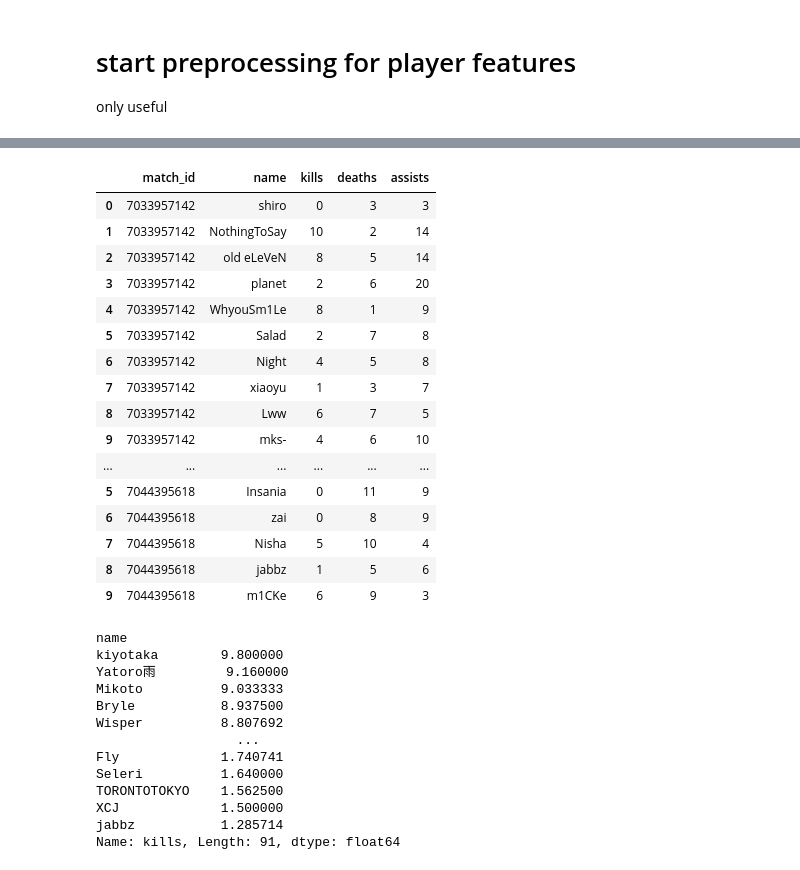
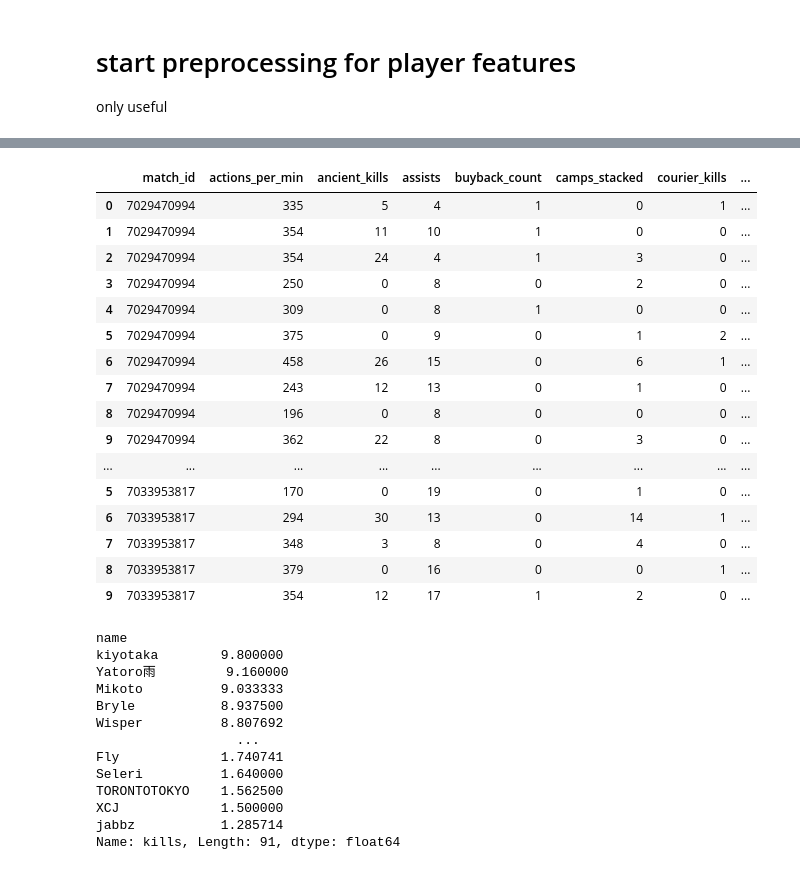
Before and after one commit to oiduh/dotascience, a Jupyter notebook: Data_Exploration.ipynb, the cells around one changed output, grey strips where cells are left out. Saved outputs shown, nothing was run; the diff lists cells and outputs as text; code cells hidden in the pictures.

```diff
--- a/Data_Exploration.ipynb
+++ b/Data_Exploration.ipynb
@@ -663,38 +647,45 @@ for i in range(1):
 # %%
 # include all simple features
 useful_features_simple = [
-    'match_id', 'name', 'kills', 'deaths', 'assists'
+    'actions_per_min', 'ancient_kills', 'assists', 'buyback_count', 'camps_stacked',
+    'courier_kills', 'creeps_stacked', 'deaths', 'denies', 'gold_per_min', 'gold_spent',
+    'hero_damage', 'hero_healing', 'hero_id', 'is_roaming', 'kda', 'kills', 'lane',
+    'lane_efficiency', 'lane_kills', 'last_hits', 'level', 'match_id', 'name', 'net_worth',
+    'neutral_kills', 'observer_kills', 'observer_uses', 'pings', 'roshan_kills',
+    'sentry_kills', 'sentry_uses', 'tower_damage', 'tower_kills', 'xp_per_min'
 ]
 
 df_players = pd.DataFrame()
 for match in matches_reduced['players']:
     match_series = pd.Series(match)
     match_df = pd.DataFrame(match_series.apply(lambda x: x['match_id']).to_list(), columns=['match_id'])
     for simple_feature in useful_features_simple:
-        match_df[simple_feature] = match_series.apply(lambda x: x[simple_feature])
+        match_df[simple_feature] = match_series.apply(lambda x: x[simple_feature]
+                                                     if simple_feature in x
+                                                     else 0)
 
     df_players = pd.concat([df_players, match_df])
 
 df_players.head(20)
 #pd.Series(matches_reduced['players'][0]).apply(lambda x: x['match_id'])
 # %% [output]
-|  | match_id | name | kills | deaths | assists |
-| 0 | 7033957142 | shiro | 0 | 3 | 3 |
-| 1 | 7033957142 | NothingToSay | 10 | 2 | 14 |
-| 2 | 7033957142 | old eLeVeN | 8 | 5 | 14 |
-| 3 | 7033957142 | planet | 2 | 6 | 20 |
-| 4 | 7033957142 | WhyouSm1Le | 8 | 1 | 9 |
-| 5 | 7033957142 | Salad | 2 | 7 | 8 |
-| 6 | 7033957142 | Night | 4 | 5 | 8 |
-| 7 | 7033957142 | xiaoyu | 1 | 3 | 7 |
-| 8 | 7033957142 | Lww | 6 | 7 | 5 |
-| 9 | 7033957142 | mks- | 4 | 6 | 10 |
-| ... | ... | ... | ... | ... | ... |
-| 5 | 7044395618 | Insania | 0 | 11 | 9 |
-| 6 | 7044395618 | zai | 0 | 8 | 9 |
-| 7 | 7044395618 | Nisha | 5 | 10 | 4 |
-| 8 | 7044395618 | jabbz | 1 | 5 | 6 |
-| 9 | 7044395618 | m1CKe | 6 | 9 | 3 |
+|  | match_id | actions_per_min | ancient_kills | assists | buyback_count | camps_stacked | courier_kills | ... |
+| 0 | 7029470994 | 335 | 5 | 4 | 1 | 0 | 1 | ... |
+| 1 | 7029470994 | 354 | 11 | 10 | 1 | 0 | 0 | ... |
+| 2 | 7029470994 | 354 | 24 | 4 | 1 | 3 | 0 | ... |
+| 3 | 7029470994 | 250 | 0 | 8 | 0 | 2 | 0 | ... |
+| 4 | 7029470994 | 309 | 0 | 8 | 1 | 0 | 0 | ... |
+| 5 | 7029470994 | 375 | 0 | 9 | 0 | 1 | 2 | ... |
+| 6 | 7029470994 | 458 | 26 | 15 | 0 | 6 | 1 | ... |
+| 7 | 7029470994 | 243 | 12 | 13 | 0 | 1 | 0 | ... |
+| 8 | 7029470994 | 196 | 0 | 8 | 0 | 0 | 0 | ... |
+| 9 | 7029470994 | 362 | 22 | 8 | 0 | 3 | 0 | ... |
+| ... | ... | ... | ... | ... | ... | ... | ... | ... |
+| 5 | 7033953817 | 170 | 0 | 19 | 0 | 1 | 0 | ... |
+| 6 | 7033953817 | 294 | 30 | 13 | 0 | 14 | 1 | ... |
+| 7 | 7033953817 | 348 | 3 | 8 | 0 | 4 | 0 | ... |
+| 8 | 7033953817 | 379 | 0 | 16 | 0 | 0 | 1 | ... |
+| 9 | 7033953817 | 354 | 12 | 17 | 1 | 2 | 0 | ... |
 # %%
 df_players.groupby(['name'])['kills'].mean().sort_values(ascending=False)
 # %% [output]
```
Also changed, not shown: parts of 35 cells of this notebook, 3 other files.
